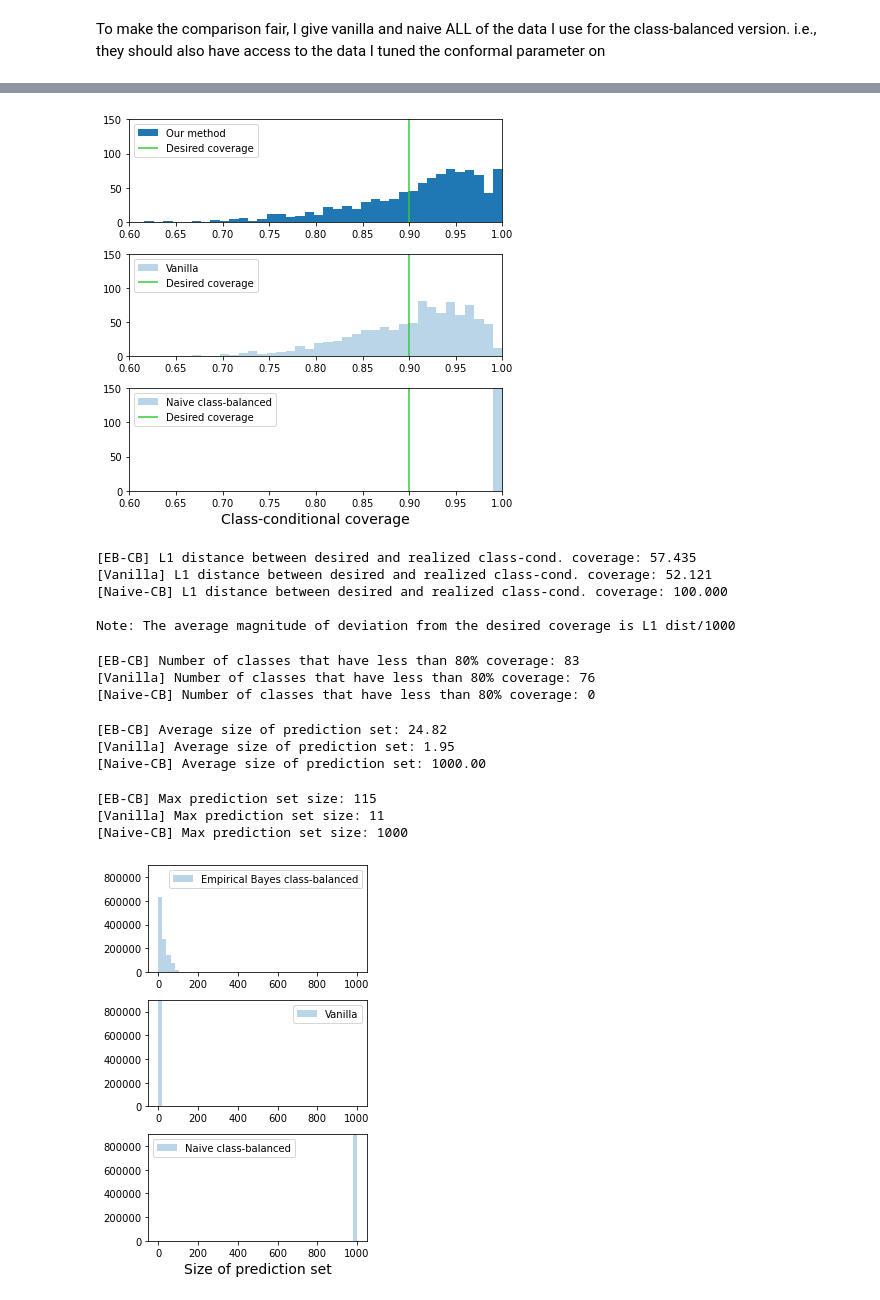
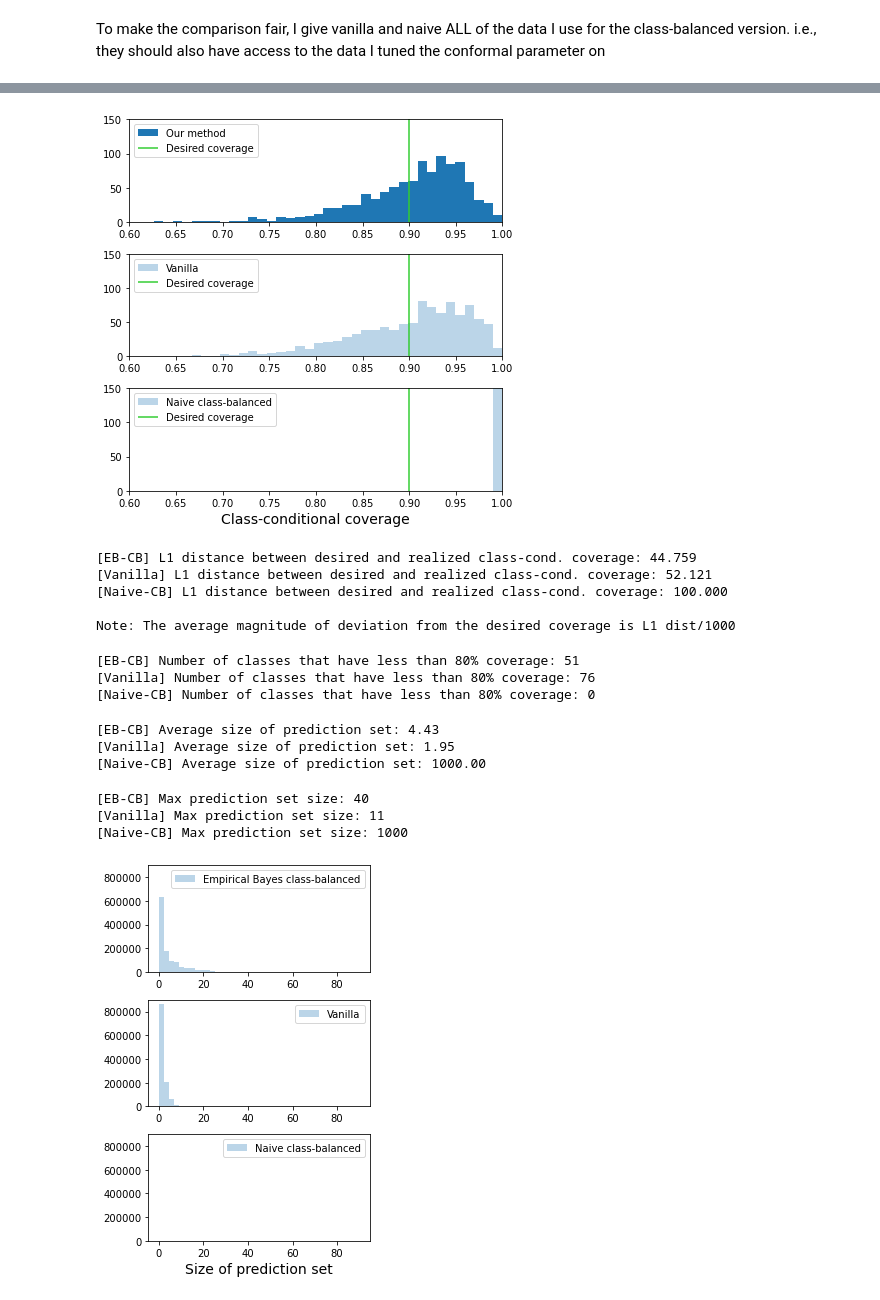
Before and after one commit to tiffanyding/empirical-bayes-conformal, a Jupyter notebook: pipeline.ipynb, the cells around one changed output, grey strips where cells are left out. Saved outputs shown, nothing was run; the diff lists cells and outputs as text; code cells hidden in the pictures.

Commit message:
[n_k=5, oracle_prior]

```diff
--- a/pipeline.ipynb
+++ b/pipeline.ipynb
@@ -265,6 +262,13 @@ plt.show()
 Excluding outliers doesn't make much of a difference, so we just let $D$ be the KDE fit on all data
 # %%
 D = kernel
+# %%
+# Sanity check: use oracle prior instead of KDE estimated above
+import pickle
+
+path = '.cache/kde.pkl'
+with open(path, 'rb') as f:
+    D = pickle.load(f)
 # %% [markdown]
 ## 3. Compute $\widehat{q}_k^{EB}$ for each class $k$
 
@@ -539,8 +540,8 @@ plt.hist(class_specific_cov, bins=bins, label="Empirical Bayes class-balanced",
 plt.hist(vanilla_class_specific_cov, bins=bins, label="Vanilla", alpha=.3)
 plt.hist(naivecb_class_specific_cov, bins=bins, label="Naive class-balanced", alpha=.3)
 
-_, plot_ymax = plt.ylim()
-# plot_ymax = 150
+# _, plot_ymax = plt.ylim()
+plot_ymax = 150
 plt.vlines(1-alpha, 0, plot_ymax, label='Desired coverage', color='limegreen', linewidth=3)
 plt.ylim(0, plot_ymax)
 
@@ -568,7 +569,7 @@ for i in range(3):
 plt.xlabel('Class-conditional coverage', fontsize=14)
 plt.tight_layout()
 # %% [output]
-[figure, old version]
+[figure, new version]
 # %%
 # Compute l1 distance between desired and realized coverage
 l1_dist = np.sum(np.abs(class_specific_cov - (1 - alpha)))
@@ -581,7 +582,7 @@ print(f'[Naive-CB] L1 distance between desired and realized class-cond. coverage
 
 print("\nNote: The average magnitude of deviation from the desired coverage is L1 dist/1000")
 # %% [output]
-[EB-CB] L1 distance between desired and realized class-cond. coverage: 57.435
+[EB-CB] L1 distance between desired and realized class-cond. coverage: 44.759
 [Vanilla] L1 distance between desired and realized class-cond. coverage: 52.121
 [Naive-CB] L1 distance between desired and realized class-cond. coverage: 100.000
 
@@ -602,7 +603,7 @@ print(f'[Naive-CB] Number of classes that have less than 80% coverage:',
 
 # Usign unconformalized qhats: [EB-CB] Number of classes that have less than 80% coverage: 15
 # %% [output]
-[EB-CB] Number of classes that have less than 80% coverage: 83
+[EB-CB] Number of classes that have less than 80% coverage: 51
 [Vanilla] Number of classes that have less than 80% coverage: 76
 [Naive-CB] Number of classes that have less than 80% coverage: 0
 # %%
@@ -616,37 +617,37 @@ print(f'[Naive-CB] Average size of prediction set: {naivecb_avg_set_size:.2f}')
 
 # Using unconformalized qhats: [EB-CB] Average size of prediction set: 2.99
 # %% [output]
-[EB-CB] Average size of prediction set: 24.82
+[EB-CB] Average size of prediction set: 4.43
 [Vanilla] Average size of prediction set: 1.95
 [Naive-CB] Average size of prediction set: 1000.00
 # %%
 # Visualization of set sizes
 set_sizes = [len(x) for x in preds]
 vanilla_set_sizes = [len(x) for x in vanilla_preds]
 naivecb_set_sizes = [len(x) for x in naivecb_preds]
 
 print(f'[EB-CB] Max prediction set size: {np.max(set_sizes)}')
 print(f'[Vanilla] Max prediction set size: {np.max(vanilla_set_sizes)}')
 print(f'[Naive-CB] Max prediction set size: {np.max(naivecb_set_sizes)}')
 
 fig, axs = plt.subplots(3,1, figsize=(4, 6))
 
-# bins = np.linspace(0, 90, 40)
-bins = np.linspace(0, 1000, 50)
+bins = np.linspace(0, 90, 40)
+# bins = np.linspace(0, 1000, 50)
 axs[0].hist(set_sizes, bins=bins, label="Empirical Bayes class-balanced", alpha=.3)
 axs[1].hist(vanilla_set_sizes, bins=bins, label="Vanilla", alpha=.3)
 axs[2].hist(naivecb_set_sizes, bins=bins, label="Naive class-balanced", alpha=.3)
 
 for i in range(3):
     axs[i].legend()
     axs[i].set_ylim(0, 900000)
 
 plt.xlabel('Size of prediction set', fontsize=14)
 plt.tight_layout()
 
 # Using unconformalized qhats: [EB-CB] Max prediction set size: 28
 # %% [output]
-[EB-CB] Max prediction set size: 115
+[EB-CB] Max prediction set size: 40
 [Vanilla] Max prediction set size: 11
 [Naive-CB] Max prediction set size: 1000
-[figure, old version]
+[figure, new version]
```
Also changed, not shown: parts of 9 cells of this notebook.
